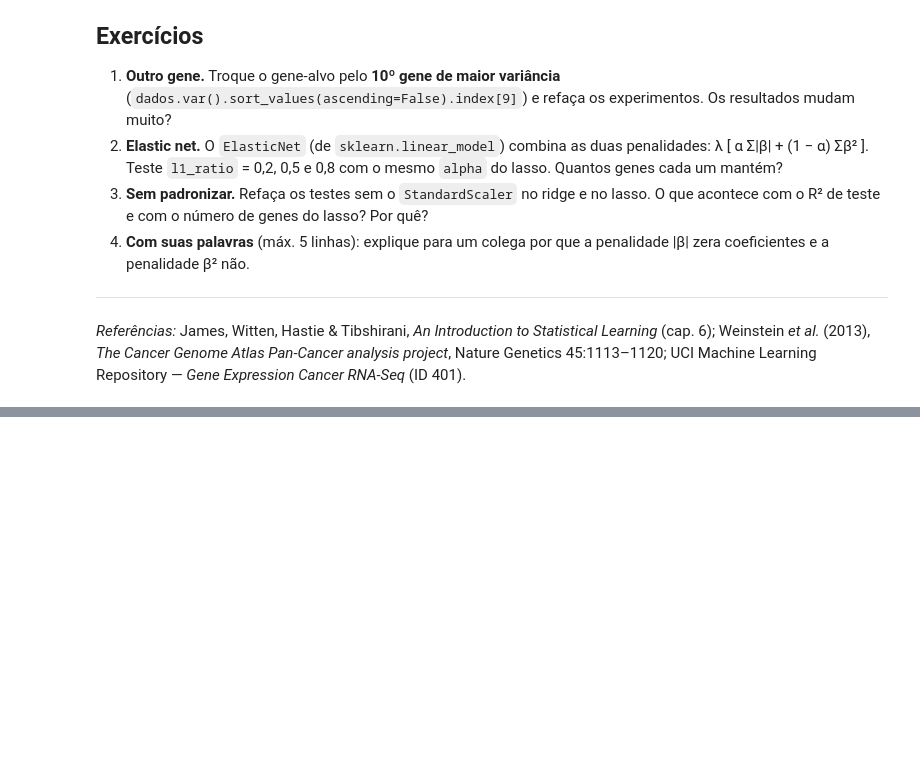
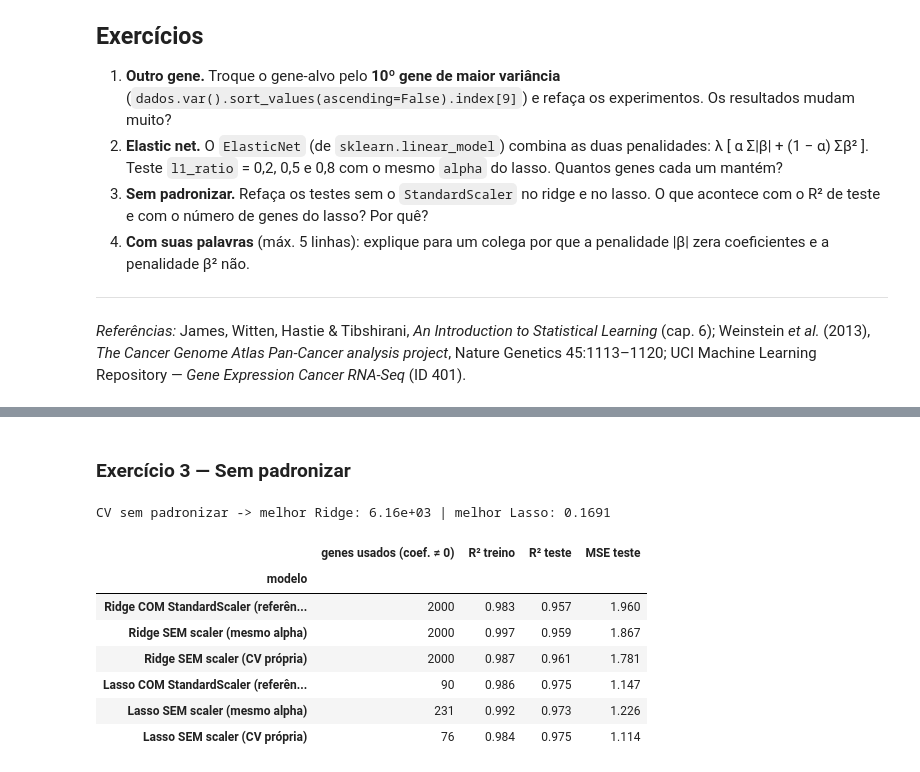
Before and after one commit to Fugant1/bioinformatics-task, a Jupyter notebook: 2026_11_Regressao_Ridge_Lasso_genes.ipynb, the cells around one changed output, grey strips where cells are left out. Cells and saved outputs as stored; diff of their text form; code cells hidden in the pictures; blank space fills up the shorter version.

```diff
--- a/2026_11_Regressao_Ridge_Lasso_genes.ipynb
+++ b/2026_11_Regressao_Ridge_Lasso_genes.ipynb
@@ -643,0 +793,65 @@ plt.tight_layout(); plt.show()
+# %% [markdown]
+### Exercício 3 — Sem padronizar
+# %%
+# ---------------------------------------------------------------
+# Exercício 3 — Ridge e Lasso SEM StandardScaler
+# ---------------------------------------------------------------
+# Parte A: sem padronizar mantendo os mesmos alphas da Parte 6
+# Parte B: sem padronizar reescolhendo os alphas por validação cruzada (para comparação completa)
+Xc_tr = X_tr - X_tr.mean(axis=0)
+ys_tr_raw = y_tr - y_tr.mean()
+alpha_max_raw = np.abs(Xc_tr.T @ ys_tr_raw).max() / len(X_tr)
+grade_lasso_raw = alpha_max_raw * np.logspace(-3, 0, 20)
+
+def erro_cv_sem_scaler(cria_modelo, alphas):
+    erros = []
+    for a in alphas:
+        mses = []
+        for i_tr, i_va in kf.split(X_tr):
+            mod = cria_modelo(a)
+            mod.fit(X_tr.iloc[i_tr], y_tr.iloc[i_tr])
+            mses.append(mean_squared_error(y_tr.iloc[i_va], mod.predict(X_tr.iloc[i_va])))
+        erros.append(np.mean(mses))
+    return np.array(erros)
+
+cv_r_raw = erro_cv_sem_scaler(lambda a: Ridge(alpha=a), grade_ridge)
+cv_l_raw = erro_cv_sem_scaler(lambda a: Lasso(alpha=a, max_iter=5000), grade_lasso_raw)
+melhor_ridge_raw = grade_ridge[cv_r_raw.argmin()]
+melhor_lasso_raw = grade_lasso_raw[cv_l_raw.argmin()]
+
+print(f"CV sem padronizar -> melhor Ridge: {melhor_ridge_raw:.3g} | melhor Lasso: {melhor_lasso_raw:.4g}\n")
+
+modelos_ex3 = {
+    "Ridge COM StandardScaler (referência)": make_pipeline(StandardScaler(), Ridge(alpha=melhor_ridge)),
+    "Ridge SEM scaler (mesmo alpha)": Ridge(alpha=melhor_ridge),
+    "Ridge SEM scaler (CV própria)": Ridge(alpha=melhor_ridge_raw),
+    "Lasso COM StandardScaler (referência)": make_pipeline(StandardScaler(), Lasso(alpha=melhor_lasso, max_iter=10000)),
+    "Lasso SEM scaler (mesmo alpha)": Lasso(alpha=melhor_lasso, max_iter=10000),
+    "Lasso SEM scaler (CV própria)": Lasso(alpha=melhor_lasso_raw, max_iter=10000),
+}
+
+linhas_ex3 = []
+for nome, mod in modelos_ex3.items():
+    mod.fit(X_tr, y_tr)
+    pred_te = mod.predict(X_te)
+    coefs = mod[-1].coef_ if hasattr(mod, "steps") else mod.coef_
+    linhas_ex3.append({
+        "modelo": nome,
+        "genes usados (coef. ≠ 0)": int((np.abs(coefs) > 1e-10).sum()),
+        "R² treino": r2_score(y_tr, mod.predict(X_tr)),
+        "R² teste": r2_score(y_te, pred_te),
+        "MSE teste": mean_squared_error(y_te, pred_te),
+    })
+
+tab_ex3 = pd.DataFrame(linhas_ex3).set_index("modelo")
+display(tab_ex3.round(3))
+# %% [output]
+CV sem padronizar -> melhor Ridge: 6.16e+03 | melhor Lasso: 0.1691
+|  | genes usados (coef. ≠ 0) | R² treino | R² teste | MSE teste |
+| modelo |  |  |  |  |
+| Ridge COM StandardScaler (referên... | 2000 | 0.983 | 0.957 | 1.960 |
+| Ridge SEM scaler (mesmo alpha) | 2000 | 0.997 | 0.959 | 1.867 |
+| Ridge SEM scaler (CV própria) | 2000 | 0.987 | 0.961 | 1.781 |
+| Lasso COM StandardScaler (referên... | 90 | 0.986 | 0.975 | 1.147 |
+| Lasso SEM scaler (mesmo alpha) | 231 | 0.992 | 0.973 | 1.226 |
+| Lasso SEM scaler (CV própria) | 76 | 0.984 | 0.975 | 1.114 |
```
Also changed, not shown: parts of 21 cells of this notebook.
